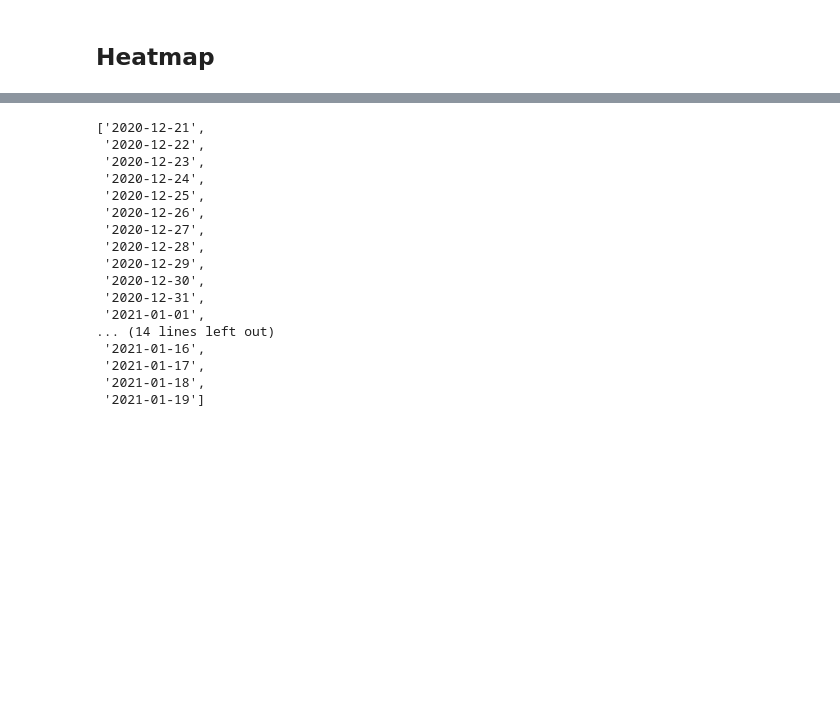
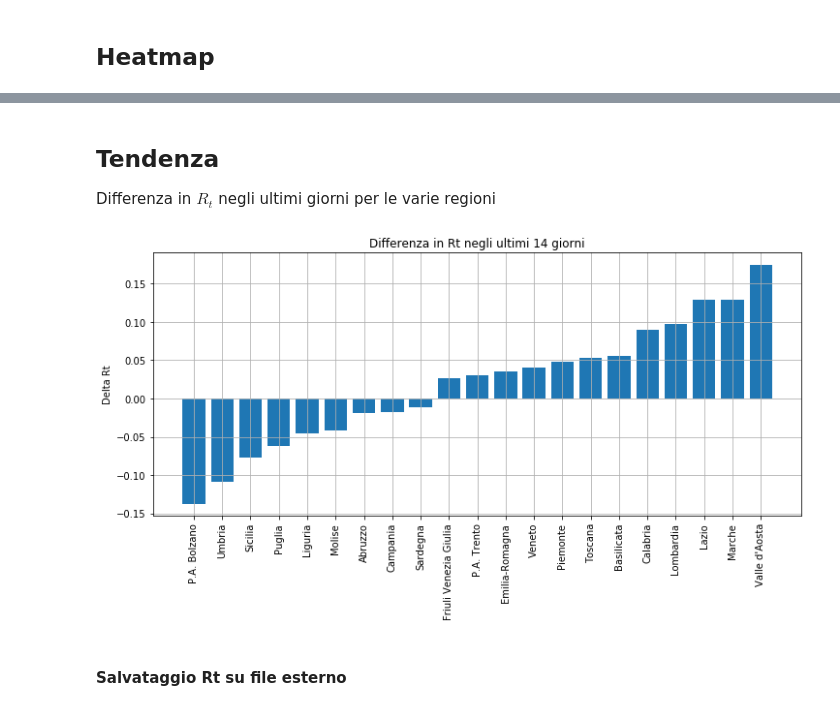
Before and after one commit to taracchi/covid, a Jupyter notebook: studio_rt.ipynb, the cells around one changed output, grey strips where cells are left out. Drawn from its saved outputs; the diff is of its cells as text; code cells hidden in the pictures; blank space fills up the shorter version.

```diff
--- a/studio_rt.ipynb
+++ b/studio_rt.ipynb
@@ -134,21 +130,21 @@ sns.heatmap(rt_df.iloc[-last_days:].transpose(),ax=ax,cmap='hot_r',xticklabels=g
-# %%
-giorni_labeles=[g[0:10] for g in giorni[-30:]]
-giorni_labeles
-# %% [output]
-['2020-12-21',
- '2020-12-22',
- '2020-12-23',
- '2020-12-24',
- '2020-12-25',
- '2020-12-26',
- '2020-12-27',
- '2020-12-28',
- '2020-12-29',
- '2020-12-30',
- '2020-12-31',
- '2021-01-01',
-... (14 lines left out)
- '2021-01-16',
- '2021-01-17',
- '2021-01-18',
- '2021-01-19']
+# %% [markdown]
+## Tendenza
+
+Differenza in $R_t$ negli ultimi giorni per le varie regioni
+# %%
+giorni_tendenza=14
+# %%
+tendenza=np.array([rt[r][-1]-rt[r][-giorni_tendenza] for r in regioni])
+ordine=np.argsort(tendenza)
+
+plt.figure(figsize=(12,5))
+plt.title('Differenza in Rt negli ultimi %d giorni'%giorni_tendenza)
+plt.bar(range(len(regioni)),tendenza[ordine])
+plt.xticks(range(len(regioni)),regioni[ordine],rotation=90)
+plt.ylabel('Delta Rt')
+plt.grid()
+plt.show()
+# %% [output]
+[figure, added]
+# %% [markdown]
+#### Salvataggio Rt su file esterno
```
Also changed, not shown: parts of 14 cells of this notebook, 19 other files.
